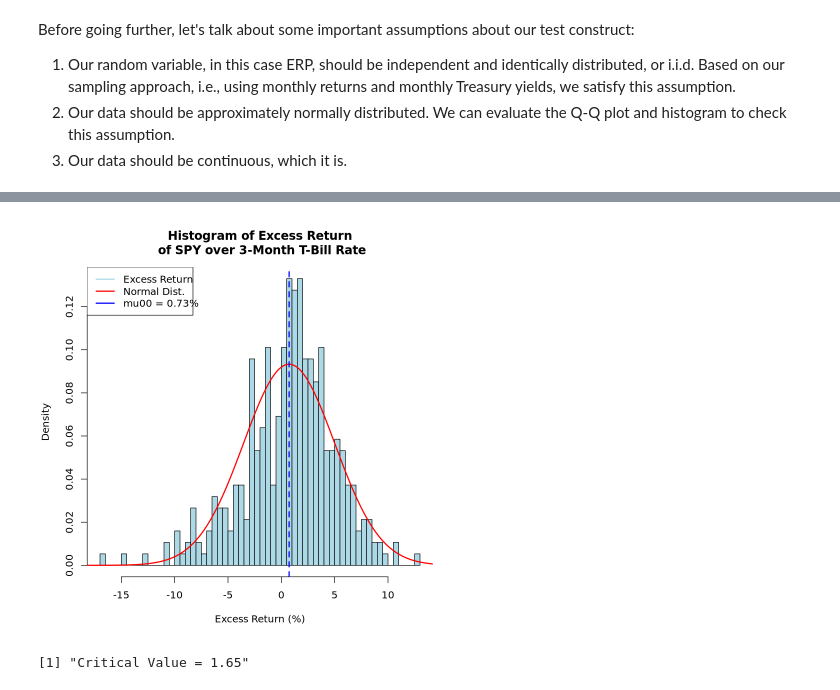
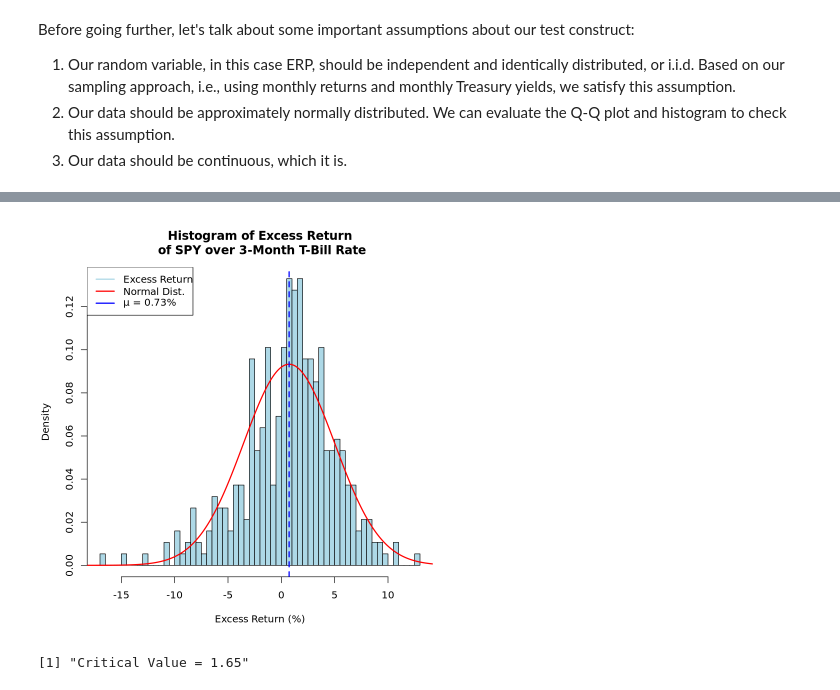
Before and after one commit to rtrimble13/tb-notebooks, a Jupyter notebook: src/202503_eq_prem.ipynb, the cells around one changed output, grey strips where cells are left out. Saved outputs shown, nothing was run; the diff lists cells and outputs as text; code cells hidden in the pictures.

```diff
--- a/src/202503_eq_prem.ipynb
+++ b/src/202503_eq_prem.ipynb
@@ -146,21 +146,21 @@ abline(0, 1, col = "red", lty = 2)
 # %%
 par(bg = "white")
 hist(erp_month$erp, breaks = 50, col = "lightblue",
      xlab = "Excess Return (%)",
      main = "Histogram of Excess Return\n of SPY over 3-Month T-Bill Rate",
      probability = TRUE)
 lines(seq(-20, 20, 0.1), dnorm(seq(-20, 20, 0.1),
                                mean = mean(erp_month$erp),
                                sd = sd(erp_month$erp)),
       col = "red", lwd = 2)
 abline(v = mean(erp_month$erp), col = "blue", lwd = 2, lty = 2)
 legend("topleft", legend = c("Excess Return", "Normal Dist.",
-                             substitute(paste(mu00, " = ", avg, "%", sep = ""),
+                             substitute(paste(mu, " = ", avg, "%", sep = ""),
                                         list(avg = round(mean(erp_month$erp),
                                                          digits = 2)))),
        col = c("lightblue", "red", "blue"), lwd = 2)
 # %% [output]
-[figure, old version]
+[figure, new version]
 # %%
 ## Determine the t-test critical value.
 n <- length(erp_month$erp) - 1
```
Also changed, not shown: parts of 1 cell of this notebook.
